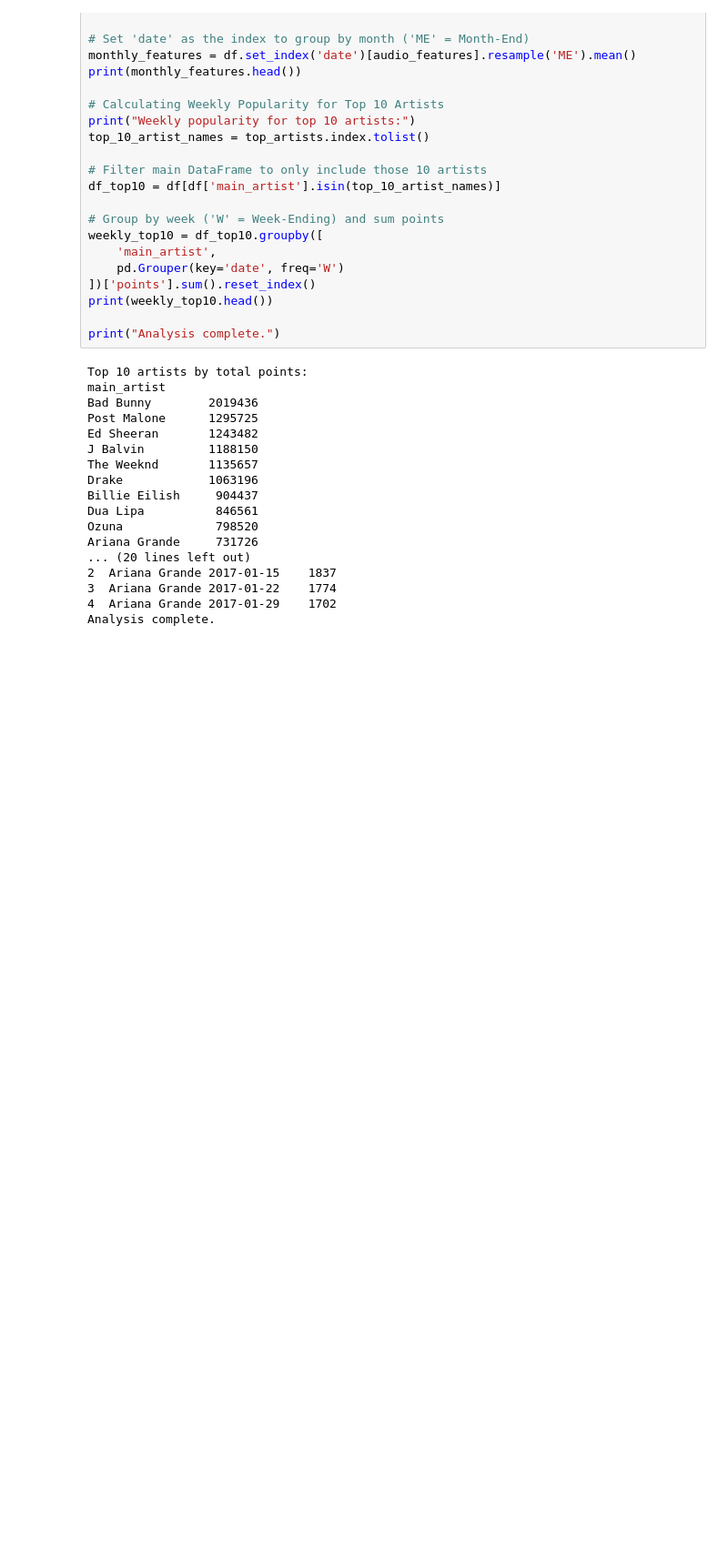
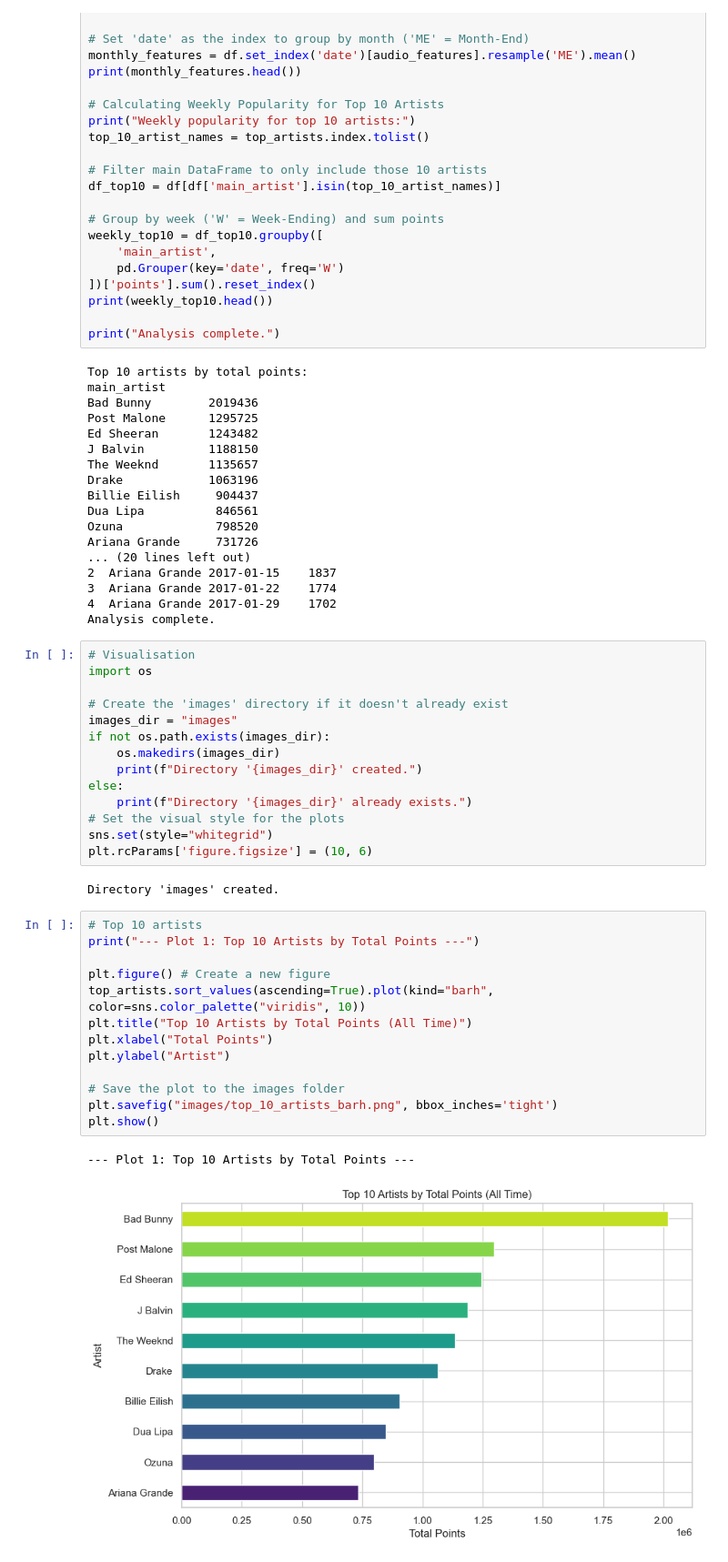
Before and after one commit to ra1425/music-trends-analyser, a Jupyter notebook: analyser.ipynb, the cells around one changed output. Shown: that part at 91% size. Saved outputs shown, nothing was run; the diff lists cells and outputs as text; blank space fills up the shorter version.

Commit message:
Adding Visualisations

```diff
--- a/analyser.ipynb
+++ b/analyser.ipynb
@@ -188,3 +190,35 @@ Ariana Grande     731726
 3  Ariana Grande 2017-01-22    1774
 4  Ariana Grande 2017-01-29    1702
 Analysis complete.
+# %%
+# Visualisation
+import os
+
+# Create the 'images' directory if it doesn't already exist
+images_dir = "images"
+if not os.path.exists(images_dir):
+    os.makedirs(images_dir)
+    print(f"Directory '{images_dir}' created.")
+else:
+    print(f"Directory '{images_dir}' already exists.")
+# Set the visual style for the plots
+sns.set(style="whitegrid")
+plt.rcParams['figure.figsize'] = (10, 6)
+# %% [output]
+Directory 'images' created.
+# %%
+# Top 10 artists
+print("--- Plot 1: Top 10 Artists by Total Points ---")
+
+plt.figure() # Create a new figure
+top_artists.sort_values(ascending=True).plot(kind="barh", color=sns.color_palette("viridis", 10))
+plt.title("Top 10 Artists by Total Points (All Time)")
+plt.xlabel("Total Points")
+plt.ylabel("Artist")
+
+# Save the plot to the images folder
+plt.savefig("images/top_10_artists_barh.png", bbox_inches='tight')
+plt.show()
+# %% [output]
+--- Plot 1: Top 10 Artists by Total Points ---
+[figure, added]
```
Also changed, not shown: parts of 4 cells of this notebook.
